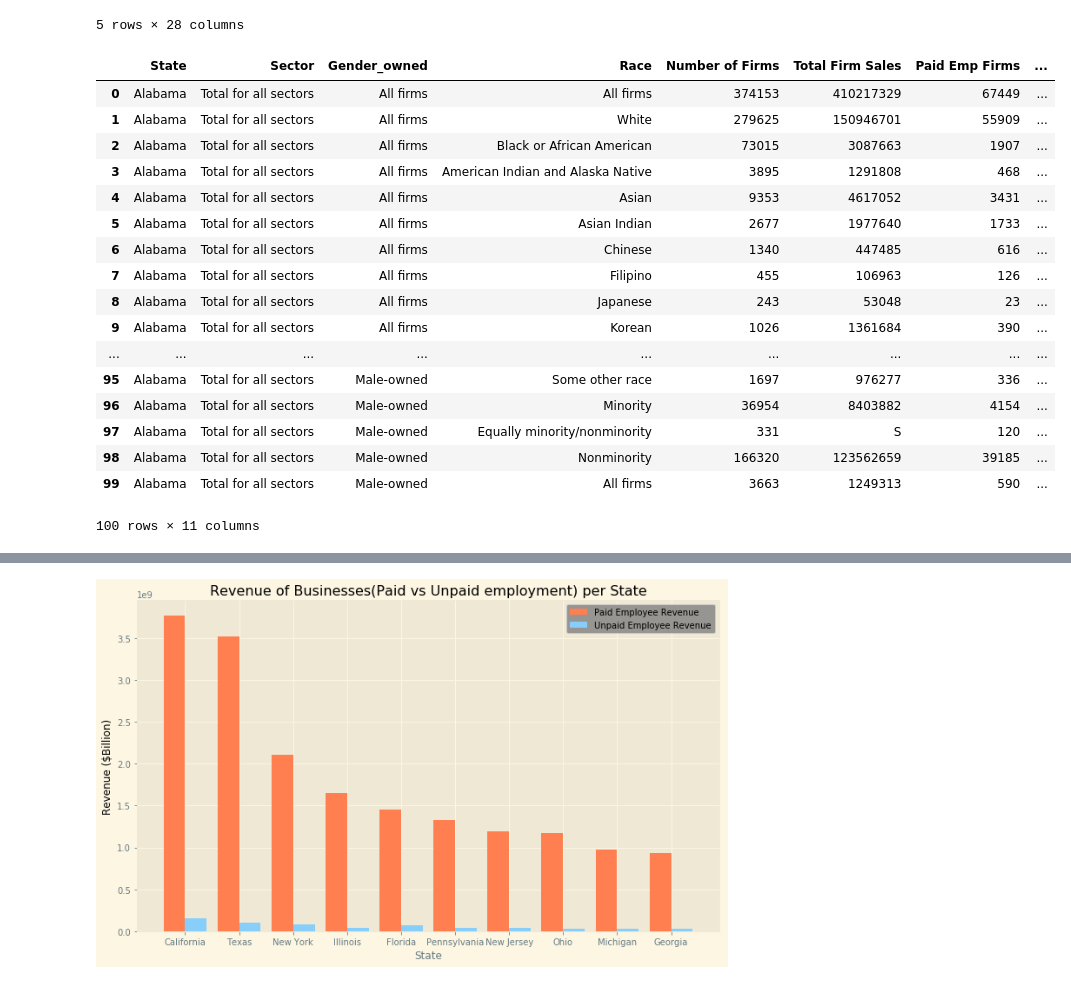
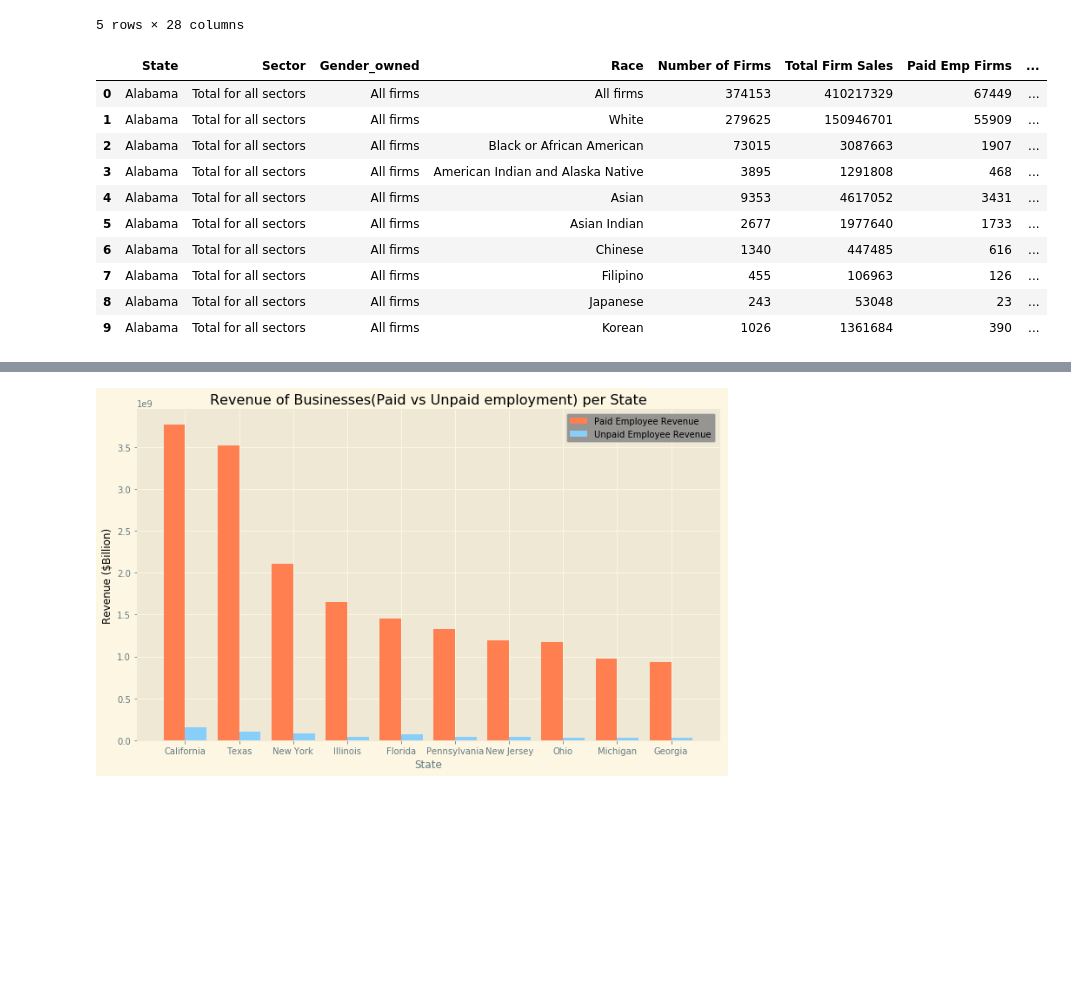
Before and after one commit to tafolabi/Project_Alpha, a Jupyter notebook: Project_Alpha.ipynb, the cells around one changed output, grey strips where cells are left out. Drawn from its saved outputs; the diff is of its cells as text; code cells hidden in the pictures; blank space fills up the shorter version.

```diff
--- a/Project_Alpha.ipynb
+++ b/Project_Alpha.ipynb
@@ -36,36 +36,29 @@ df.columns.name = None
 # %%
 #rename the columns and pick out data we need
 data = df.rename(columns = {"Geographic area name":"State","Meaning of 2012 NAICS code":"Sector",
                         "Meaning of Gender code":"Gender_owned", "Meaning of Race code": "Race",
                          "Number of firms with or without paid employees":"Number of Firms",
                          "Sales, receipts, or value of shipments of firms with or without paid employees ($1,000)":"Total Firm Sales",
                          "Number of firms with paid employees":"Paid Emp Firms", "Sales, receipts, or value of shipments of firms with paid employees ($1,000)":"Paid Emp Sales",
                          "Annual payroll ($1,000)":"Annual Payroll", "Number of firms without paid employees":"Unpaid Emp Firms",
                          "Sales, receipts, or value of shipments of firms without paid employees ($1,000)": "Unpaid Emp Sales"
                         })
 #list the columns we need for analysis
 cols = [2,4,6,10,12,13,14,15,17,18,19]
 new_data = data[data.columns[cols]]
-new_data.head(100)
+new_data.head(10)
 # %% [output]
 |  | State | Sector | Gender_owned | Race | Number of Firms | Total Firm Sales | Paid Emp Firms | ... |
 | 0 | Alabama | Total for all sectors | All firms | All firms | 374153 | 410217329 | 67449 | ... |
 | 1 | Alabama | Total for all sectors | All firms | White | 279625 | 150946701 | 55909 | ... |
 | 2 | Alabama | Total for all sectors | All firms | Black or African American | 73015 | 3087663 | 1907 | ... |
 | 3 | Alabama | Total for all sectors | All firms | American Indian and Alaska Native | 3895 | 1291808 | 468 | ... |
 | 4 | Alabama | Total for all sectors | All firms | Asian | 9353 | 4617052 | 3431 | ... |
 | 5 | Alabama | Total for all sectors | All firms | Asian Indian | 2677 | 1977640 | 1733 | ... |
 | 6 | Alabama | Total for all sectors | All firms | Chinese | 1340 | 447485 | 616 | ... |
 | 7 | Alabama | Total for all sectors | All firms | Filipino | 455 | 106963 | 126 | ... |
 | 8 | Alabama | Total for all sectors | All firms | Japanese | 243 | 53048 | 23 | ... |
 | 9 | Alabama | Total for all sectors | All firms | Korean | 1026 | 1361684 | 390 | ... |
-| ... | ... | ... | ... | ... | ... | ... | ... | ... |
-| 95 | Alabama | Total for all sectors | Male-owned | Some other race | 1697 | 976277 | 336 | ... |
-| 96 | Alabama | Total for all sectors | Male-owned | Minority | 36954 | 8403882 | 4154 | ... |
-| 97 | Alabama | Total for all sectors | Male-owned | Equally minority/nonminority | 331 | S | 120 | ... |
-| 98 | Alabama | Total for all sectors | Male-owned | Nonminority | 166320 | 123562659 | 39185 | ... |
-| 99 | Alabama | Total for all sectors | Male-owned | All firms | 3663 | 1249313 | 590 | ... |
-100 rows × 11 columns
 # %%
 # make all values in the Number of firms Column integers
 new_data['Number of Firms'] = new_data['Number of Firms'].astype(float)
```
Also changed, not shown: parts of 6 cells of this notebook, 4 other files.
